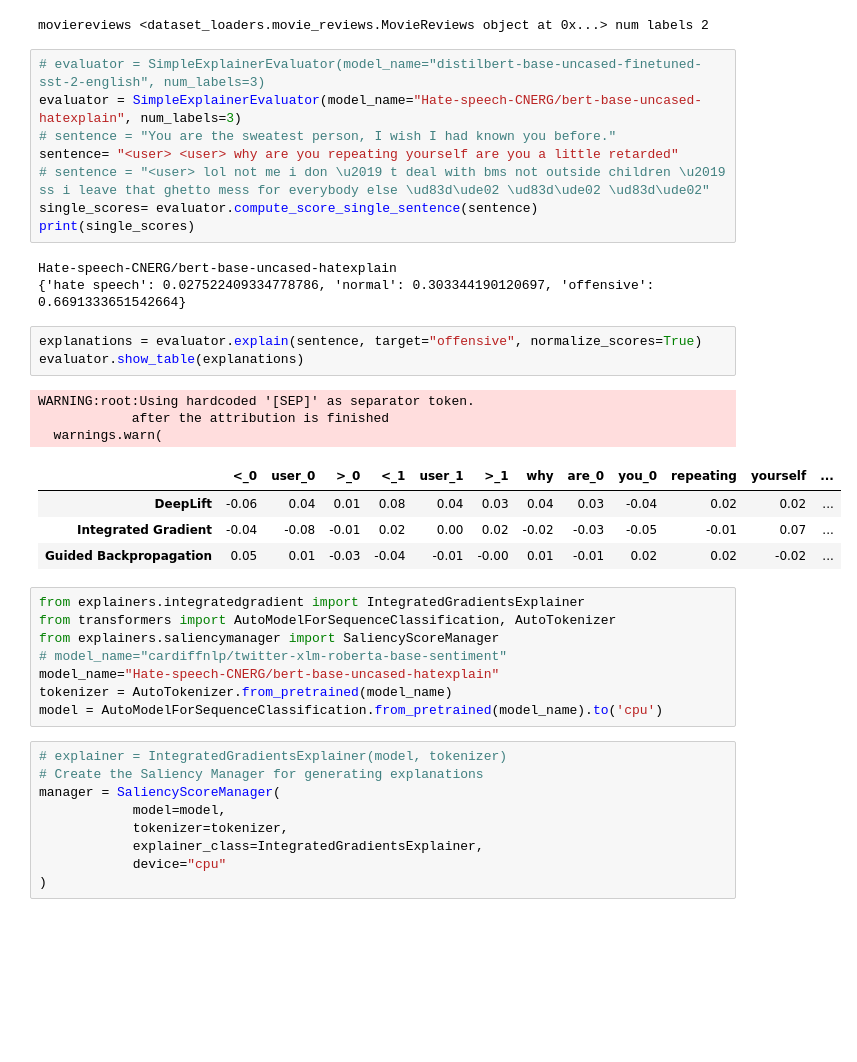
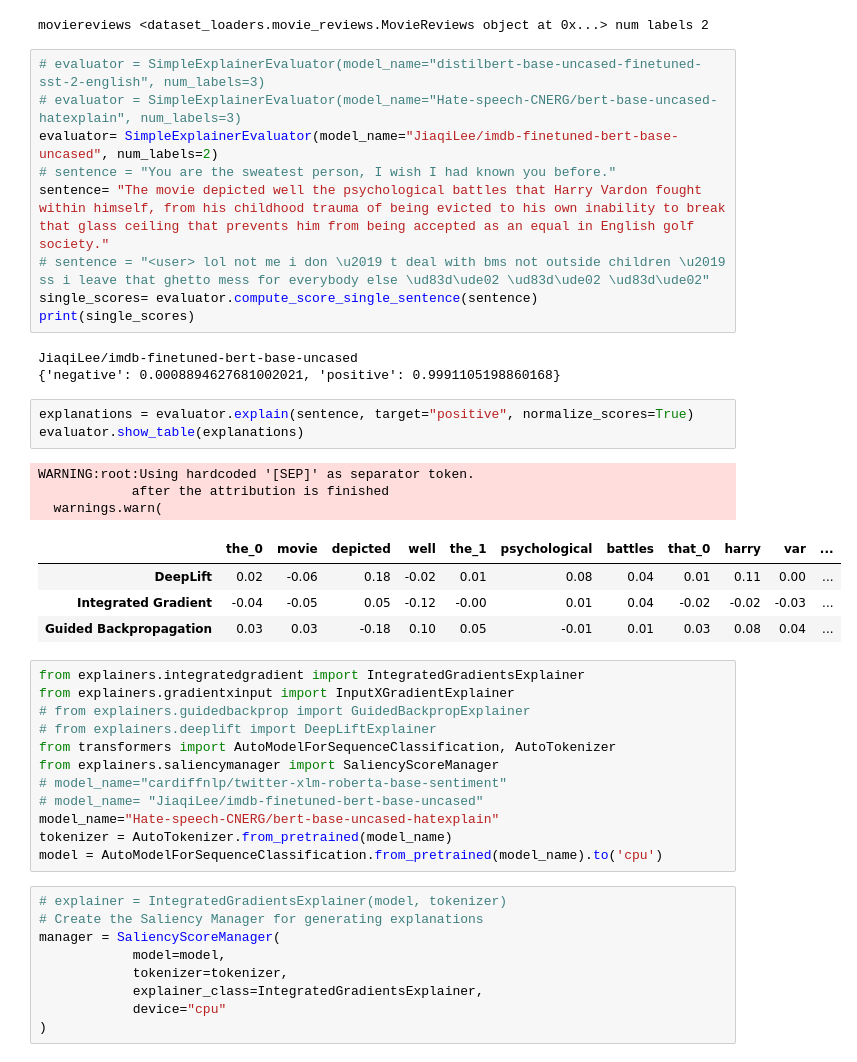
Before and after one commit to kafaite24/Thesis, a Jupyter notebook: testing.ipynb, the cells around one changed output. Saved outputs shown, nothing was run; the diff lists cells and outputs as text; blank space fills up the shorter version.

```diff
--- a/testing.ipynb
+++ b/testing.ipynb
@@ -33,31 +37,36 @@ print(f"moviereviews {moviereviews} num labels {num_labels}")
 moviereviews <dataset_loaders.movie_reviews.MovieReviews object at 0x...> num labels 2
 # %%
 # evaluator = SimpleExplainerEvaluator(model_name="distilbert-base-uncased-finetuned-sst-2-english", num_labels=3)
-evaluator = SimpleExplainerEvaluator(model_name="Hate-speech-CNERG/bert-base-uncased-hatexplain", num_labels=3)
+# evaluator = SimpleExplainerEvaluator(model_name="Hate-speech-CNERG/bert-base-uncased-hatexplain", num_labels=3)
+evaluator= SimpleExplainerEvaluator(model_name="JiaqiLee/imdb-finetuned-bert-base-uncased", num_labels=2)
 # sentence = "You are the sweatest person, I wish I had known you before."
-sentence= "<user> <user> why are you repeating yourself are you a little retarded"
+sentence= "The movie depicted well the psychological battles that Harry Vardon fought within himself, from his childhood trauma of being evicted to his own inability to break that glass ceiling that prevents him from being accepted as an equal in English golf society."
 # sentence = "<user> lol not me i don \u2019 t deal with bms not outside children \u2019 ss i leave that ghetto mess for everybody else \ud83d\ude02 \ud83d\ude02 \ud83d\ude02"
 single_scores= evaluator.compute_score_single_sentence(sentence)
 print(single_scores)
 # %% [output]
-Hate-speech-CNERG/bert-base-uncased-hatexplain
-{'hate speech': 0.027522409334778786, 'normal': 0.303344190120697, 'offensive': 0.6691333651542664}
+JiaqiLee/imdb-finetuned-bert-base-uncased
+{'negative': 0.0008894627681002021, 'positive': 0.9991105198860168}
 # %%
-explanations = evaluator.explain(sentence, target="offensive", normalize_scores=True)
+explanations = evaluator.explain(sentence, target="positive", normalize_scores=True)
 evaluator.show_table(explanations)
 # %% [output]
 WARNING:root:Using hardcoded '[SEP]' as separator token.
             after the attribution is finished
   warnings.warn(
-|  | <_0 | user_0 | >_0 | <_1 | user_1 | >_1 | why | are_0 | you_0 | repeating | yourself | ... |
-| DeepLift | -0.06 | 0.04 | 0.01 | 0.08 | 0.04 | 0.03 | 0.04 | 0.03 | -0.04 | 0.02 | 0.02 | ... |
-| Integrated Gradient | -0.04 | -0.08 | -0.01 | 0.02 | 0.00 | 0.02 | -0.02 | -0.03 | -0.05 | -0.01 | 0.07 | ... |
-| Guided Backpropagation | 0.05 | 0.01 | -0.03 | -0.04 | -0.01 | -0.00 | 0.01 | -0.01 | 0.02 | 0.02 | -0.02 | ... |
+|  | the_0 | movie | depicted | well | the_1 | psychological | battles | that_0 | harry | var | ... |
+| DeepLift | 0.02 | -0.06 | 0.18 | -0.02 | 0.01 | 0.08 | 0.04 | 0.01 | 0.11 | 0.00 | ... |
+| Integrated Gradient | -0.04 | -0.05 | 0.05 | -0.12 | -0.00 | 0.01 | 0.04 | -0.02 | -0.02 | -0.03 | ... |
+| Guided Backpropagation | 0.03 | 0.03 | -0.18 | 0.10 | 0.05 | -0.01 | 0.01 | 0.03 | 0.08 | 0.04 | ... |
 # %%
 from explainers.integratedgradient import IntegratedGradientsExplainer
+from explainers.gradientxinput import InputXGradientExplainer
+# from explainers.guidedbackprop import GuidedBackpropExplainer
+# from explainers.deeplift import DeepLiftExplainer
 from transformers import AutoModelForSequenceClassification, AutoTokenizer
 from explainers.saliencymanager import SaliencyScoreManager
 # model_name="cardiffnlp/twitter-xlm-roberta-base-sentiment"
+# model_name= "JiaqiLee/imdb-finetuned-bert-base-uncased"
 model_name="Hate-speech-CNERG/bert-base-uncased-hatexplain"
 tokenizer = AutoTokenizer.from_pretrained(model_name)
 model = AutoModelForSequenceClassification.from_pretrained(model_name).to('cpu')
```
Also changed, not shown: parts of 7 cells of this notebook, 17 other files.
